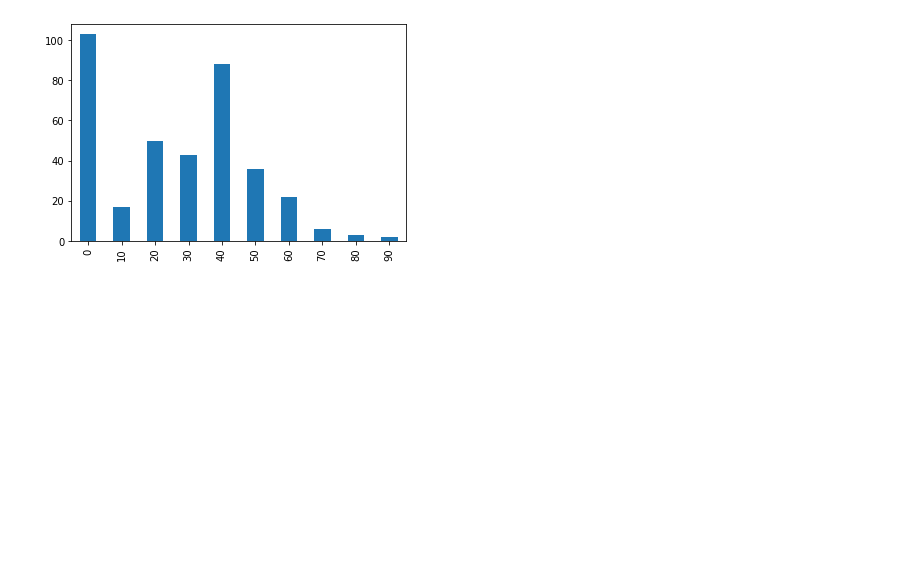
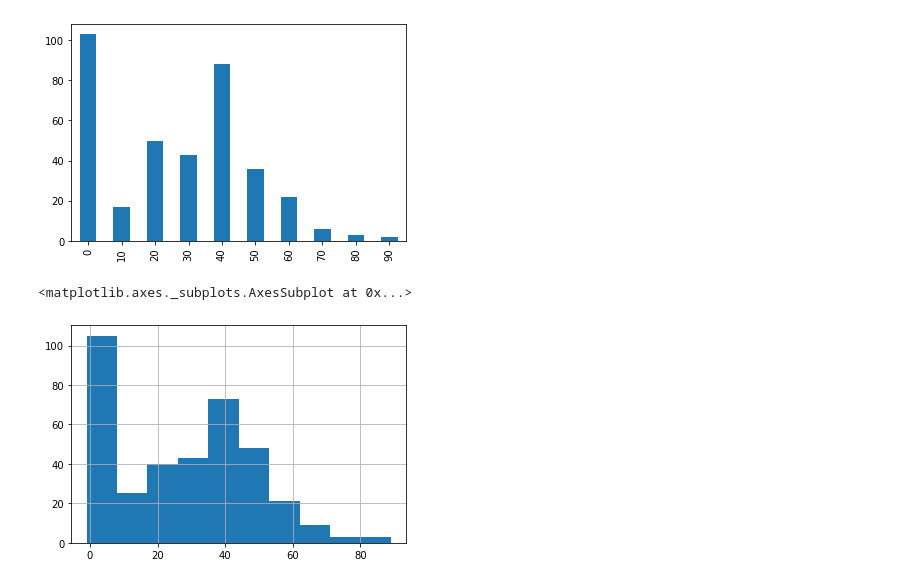
Before and after one commit to chriskok/BotClassification-OSRS, a Jupyter notebook: EDA.ipynb, the cells around one changed output. Cells and saved outputs as stored; diff of their text form; code cells hidden in the pictures; blank space fills up the shorter version.

```diff
--- a/EDA.ipynb
+++ b/EDA.ipynb
@@ -88,3 +88,8 @@ mining_df['Mining'].round(decimals=-1).value_counts().sort_index(ascending=True)
 # %% [output]
 <matplotlib.axes._subplots.AxesSubplot at 0x...>
 [figure]
+# %%
+mining_df['Mining'].hist()
+# %% [output]
+<matplotlib.axes._subplots.AxesSubplot at 0x...>
+[figure, added]
```
Also changed, not shown: parts of 1 cell of this notebook.
